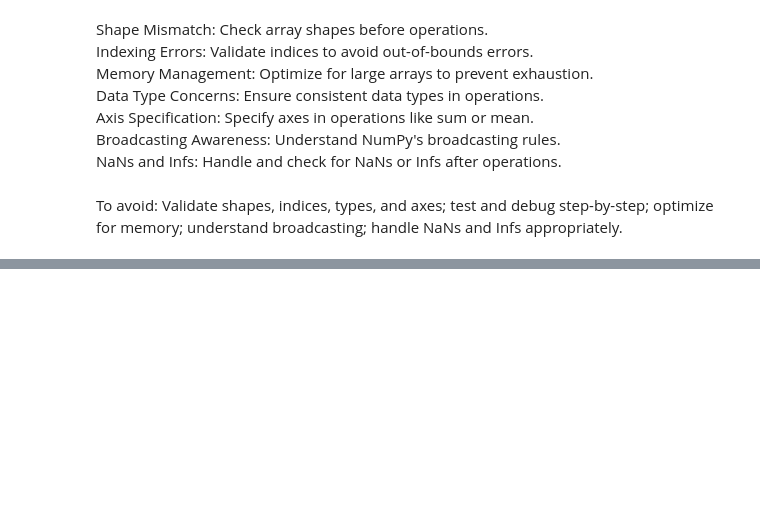
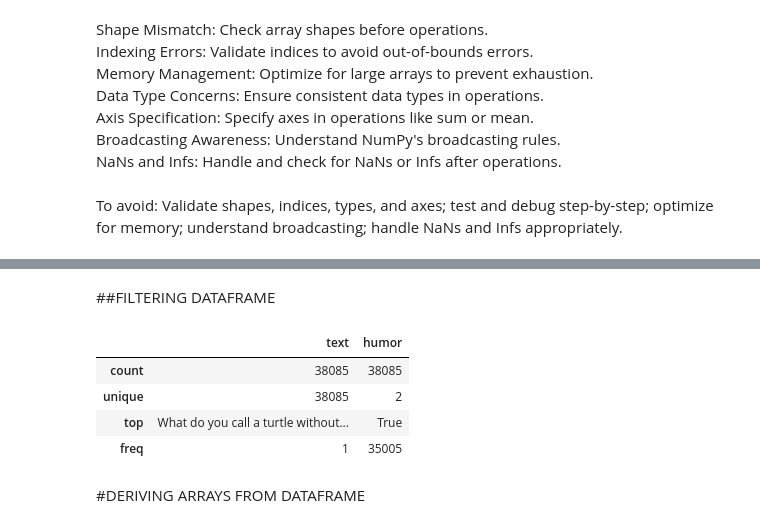
Before and after one commit to OluwoleDove/Csharp_class, a Jupyter notebook: numpy_class.ipynb, the cells around one changed output, grey strips where cells are left out. Saved outputs shown, nothing was run; the diff lists cells and outputs as text; code cells hidden in the pictures; blank space fills up the shorter version.

```diff
--- a/numpy_class.ipynb
+++ b/numpy_class.ipynb
@@ -312,0 +452,14 @@ To avoid: Validate shapes, indices, types, and axes; test and debug step-by-step
+# %% [markdown]
+##FILTERING DATAFRAME
+# %%
+data = df.loc[df['text'].str.contains('Why') | df['text'].str.contains('What')]
+data.groupby(['humor']).count()
+data.describe()
+# %% [output]
+|  | text | humor |
+| count | 38085 | 38085 |
+| unique | 38085 | 2 |
+| top | What do you call a turtle without... | True |
+| freq | 1 | 35005 |
+# %% [markdown]
+#DERIVING ARRAYS FROM DATAFRAME
```
Also changed, not shown: parts of 31 cells of this notebook.
